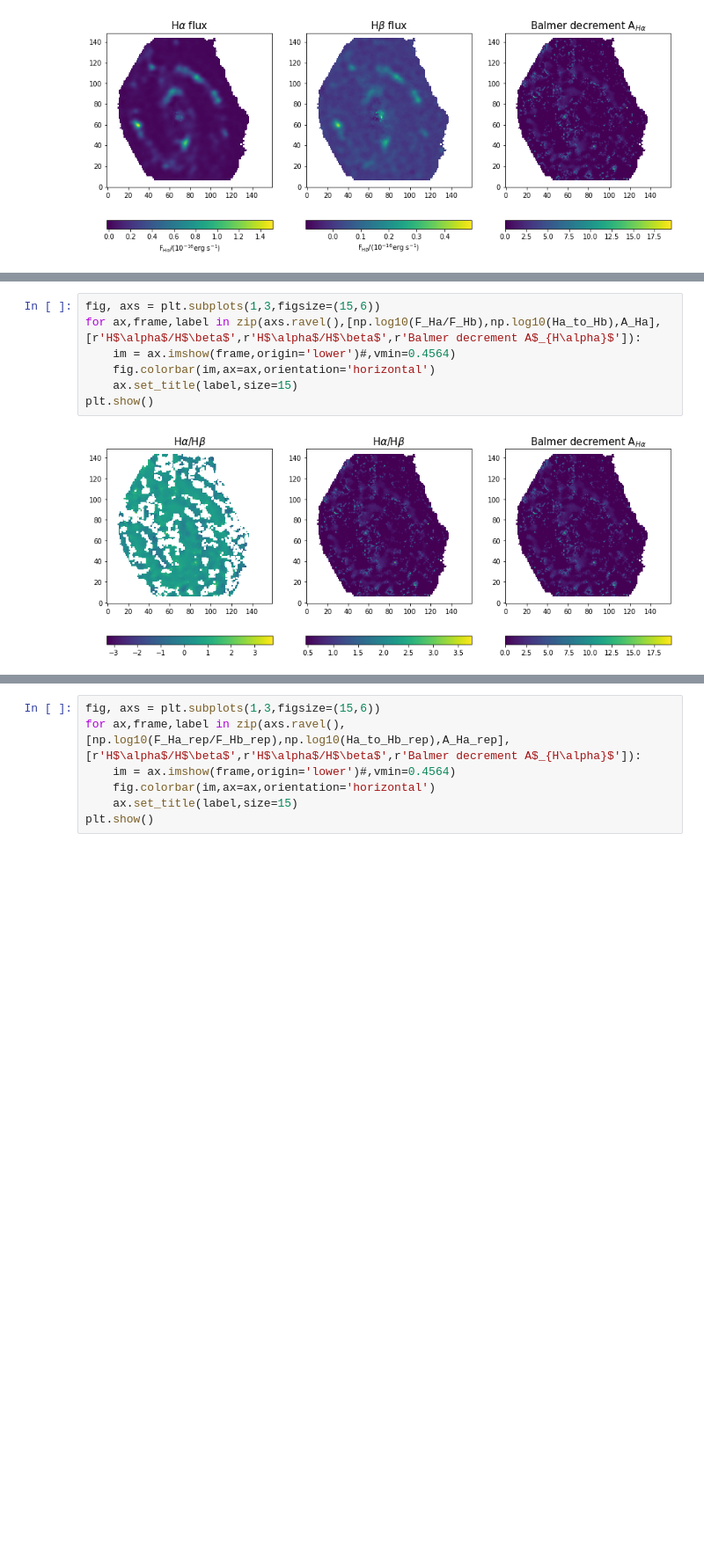
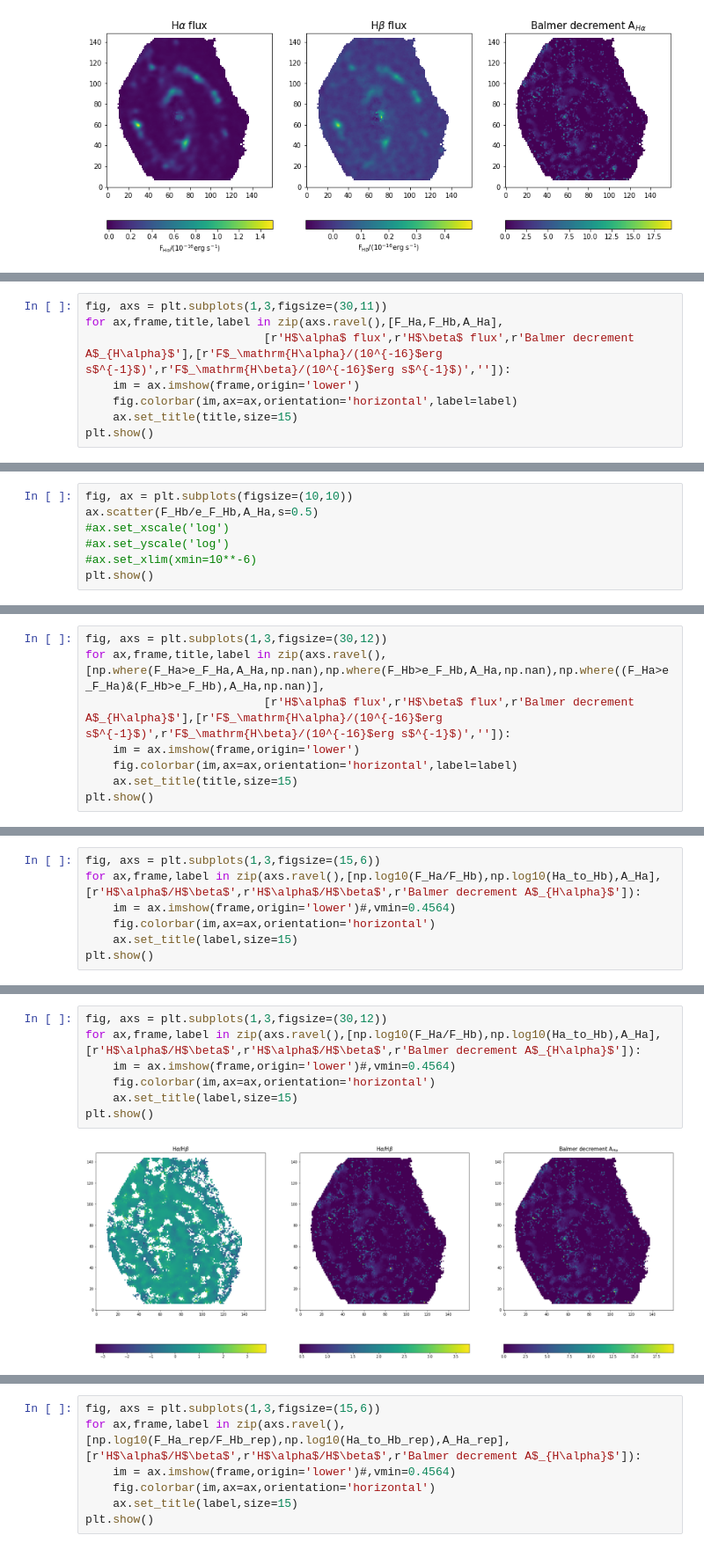
Before and after one commit to Bruno-Rodriguez/quenching-nearby-galaxies, a Jupyter notebook: astrophysical-properties.ipynb, the cells around one changed output, grey strips where cells are left out. Shown at 88% size. Saved outputs shown, nothing was run; the diff lists cells and outputs as text; blank space fills up the shorter version.

```diff
--- a/astrophysical-properties.ipynb
+++ b/astrophysical-properties.ipynb
@@ -333,0 +322,8 @@ plt.show()
+# %%
+fig, axs = plt.subplots(1,3,figsize=(30,11))
+for ax,frame,title,label in zip(axs.ravel(),[F_Ha,F_Hb,A_Ha],
+                          [r'H$\alpha$ flux',r'H$\beta$ flux',r'Balmer decrement A$_{H\alpha}$'],[r'F$_\mathrm{H\alpha}/(10^{-16}$erg s$^{-1}$)',r'F$_\mathrm{H\beta}/(10^{-16}$erg s$^{-1}$)','']):
+    im = ax.imshow(frame,origin='lower')
+    fig.colorbar(im,ax=ax,orientation='horizontal',label=label)
+    ax.set_title(title,size=15)
+plt.show()
@@ -333,0 +332,7 @@ plt.show()
+# %%
+fig, ax = plt.subplots(figsize=(10,10))
+ax.scatter(F_Hb/e_F_Hb,A_Ha,s=0.5)
+#ax.set_xscale('log')
+#ax.set_yscale('log')
+#ax.set_xlim(xmin=10**-6)
+plt.show()
@@ -333,0 +341,8 @@ plt.show()
+# %%
+fig, axs = plt.subplots(1,3,figsize=(30,12))
+for ax,frame,title,label in zip(axs.ravel(),[np.where(F_Ha>e_F_Ha,A_Ha,np.nan),np.where(F_Hb>e_F_Hb,A_Ha,np.nan),np.where((F_Ha>e_F_Ha)&(F_Hb>e_F_Hb),A_Ha,np.nan)],
+                          [r'H$\alpha$ flux',r'H$\beta$ flux',r'Balmer decrement A$_{H\alpha}$'],[r'F$_\mathrm{H\alpha}/(10^{-16}$erg s$^{-1}$)',r'F$_\mathrm{H\beta}/(10^{-16}$erg s$^{-1}$)','']):
+    im = ax.imshow(frame,origin='lower')
+    fig.colorbar(im,ax=ax,orientation='horizontal',label=label)
+    ax.set_title(title,size=15)
+plt.show()
@@ -333,0 +351,7 @@ plt.show()
+# %%
+fig, axs = plt.subplots(1,3,figsize=(15,6))
+for ax,frame,label in zip(axs.ravel(),[np.log10(F_Ha/F_Hb),np.log10(Ha_to_Hb),A_Ha],[r'H$\alpha$/H$\beta$',r'H$\alpha$/H$\beta$',r'Balmer decrement A$_{H\alpha}$']):
+    im = ax.imshow(frame,origin='lower')#,vmin=0.4564)
+    fig.colorbar(im,ax=ax,orientation='horizontal')
+    ax.set_title(label,size=15)
+plt.show()
@@ -334,9 +360,9 @@ plt.show()
 # %%
-fig, axs = plt.subplots(1,3,figsize=(15,6))
+fig, axs = plt.subplots(1,3,figsize=(30,12))
 for ax,frame,label in zip(axs.ravel(),[np.log10(F_Ha/F_Hb),np.log10(Ha_to_Hb),A_Ha],[r'H$\alpha$/H$\beta$',r'H$\alpha$/H$\beta$',r'Balmer decrement A$_{H\alpha}$']):
     im = ax.imshow(frame,origin='lower')#,vmin=0.4564)
     fig.colorbar(im,ax=ax,orientation='horizontal')
     ax.set_title(label,size=15)
 plt.show()
 # %% [output]
-[figure, old version]
+[figure, new version]
```
Also changed, not shown: parts of 37 cells of this notebook.
